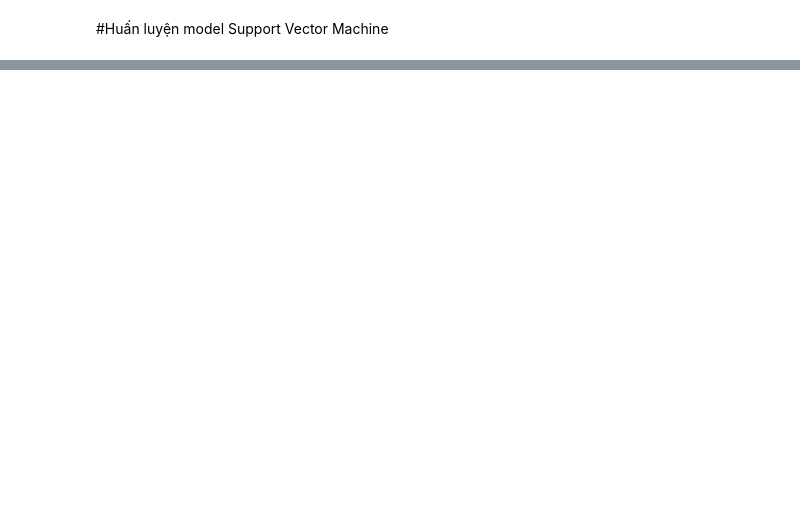
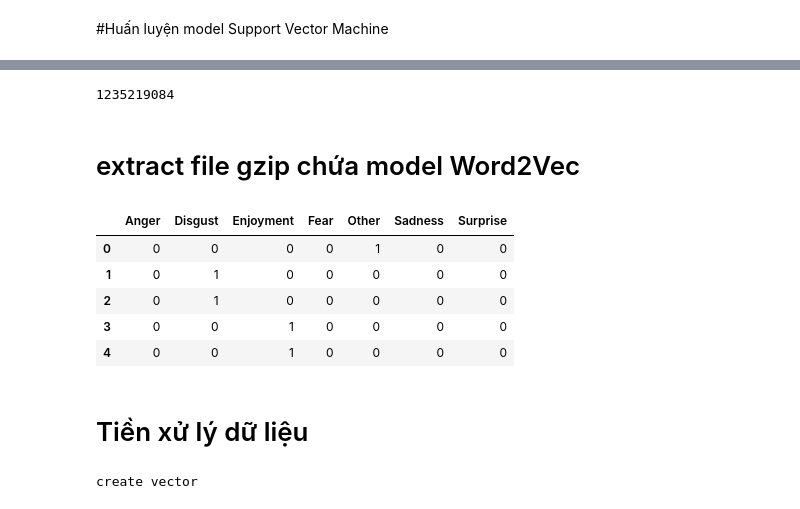
Before and after one commit to NguyenXuanVinh2000/NLP-Classifcation, a Jupyter notebook: Source_code.ipynb, the cells around one changed output, grey strips where cells are left out. Saved outputs shown, nothing was run; the diff lists cells and outputs as text; code cells hidden in the pictures; blank space fills up the shorter version.

```diff
--- a/Source_code.ipynb
+++ b/Source_code.ipynb
@@ -119,0 +184,7 @@ weighted avg       0.57      0.54      0.52       693
+# %%
+X_train = df_train["Sentence"]
+X_val = df_valid["Sentence"]
+X_test = df_test["Sentence"]
+y_train = df_train["Emotion"]
+y_val = df_valid["Emotion"]
+y_test = df_test["Emotion"]
@@ -119,0 +193,10 @@ weighted avg       0.57      0.54      0.52       693
+# %%
+import requests
+url='https://dl.fbaipublicfiles.com/fasttext/vectors-crawl/cc.vi.300.vec.gz'
+r = requests.get(url, allow_redirects=True)
+
+open('cc.vi.300.vec.gz','wb').write(r.content)
+# %% [output]
+1235219084
+# %% [markdown]
+# extract file gzip chứa model Word2Vec
@@ -119,0 +218,15 @@ weighted avg       0.57      0.54      0.52       693
+# %%
+y_train=pd.get_dummies(data=y_train)
+y_val=pd.get_dummies(data=y_val)
+y_test=pd.get_dummies(data=y_test)
+# %%
+y_train.head(5)
+# %% [output]
+|  | Anger | Disgust | Enjoyment | Fear | Other | Sadness | Surprise |
+| 0 | 0 | 0 | 0 | 0 | 1 | 0 | 0 |
+| 1 | 0 | 1 | 0 | 0 | 0 | 0 | 0 |
+| 2 | 0 | 1 | 0 | 0 | 0 | 0 | 0 |
+| 3 | 0 | 0 | 1 | 0 | 0 | 0 | 0 |
+| 4 | 0 | 0 | 1 | 0 | 0 | 0 | 0 |
+# %% [markdown]
+# Tiền xử lý dữ liệu
@@ -119,0 +244,7 @@ weighted avg       0.57      0.54      0.52       693
+# %%
+X_train = sequence.pad_sequences(X_train, maxlen=maxlen)
+X_test = sequence.pad_sequences(X_test, maxlen=maxlen)
+X_val = sequence.pad_sequences(X_val, maxlen=maxlen)
+print("create vector")
+# %% [output]
+create vector
```
Also changed, not shown: parts of 30 cells of this notebook, 3 other files.
